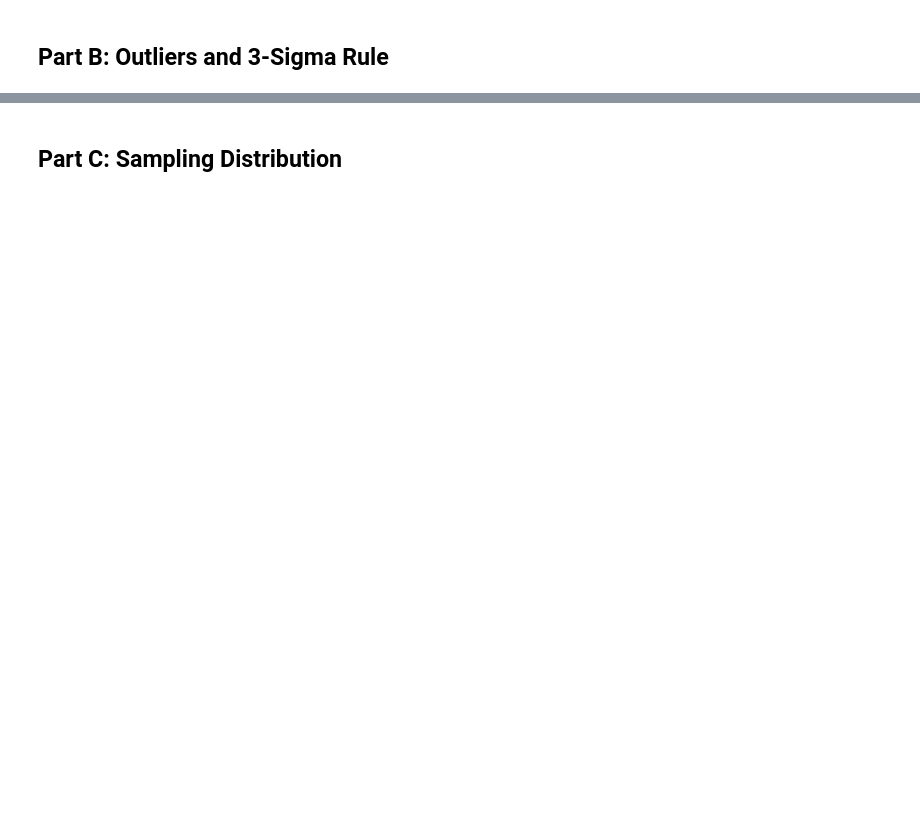
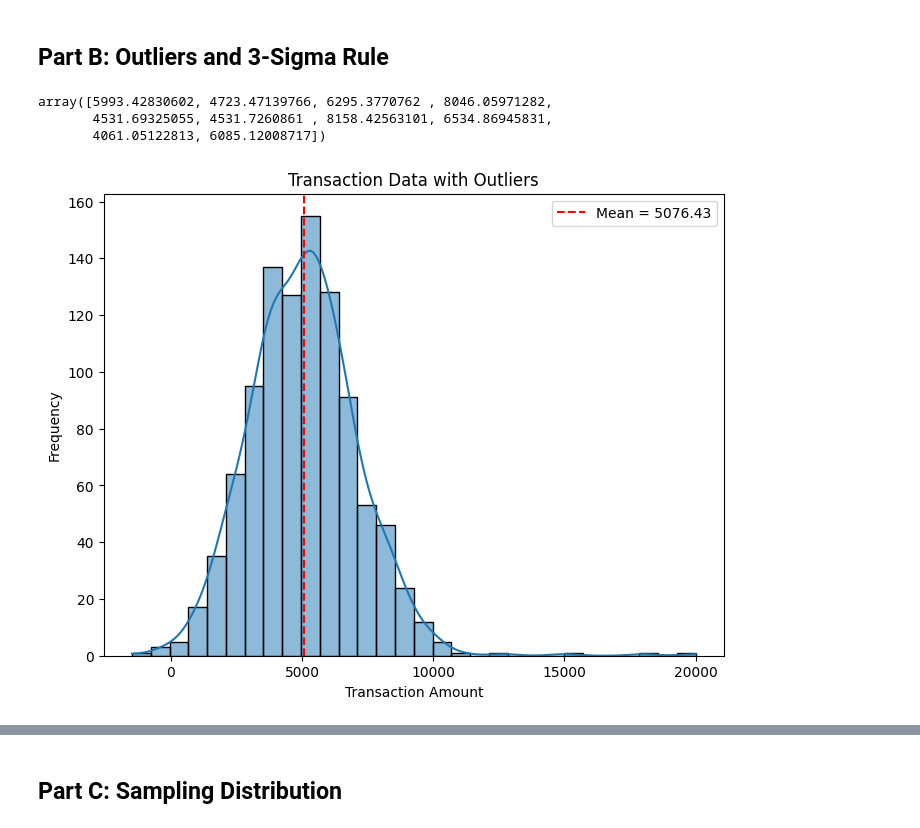
Before and after one commit to harika0345/harika_ai, a Jupyter notebook: math/assignments/stats_assignment.ipynb, the cells around one changed output, grey strips where cells are left out. Saved outputs shown, nothing was run; the diff lists cells and outputs as text; code cells hidden in the pictures; blank space fills up the shorter version.

```diff
--- a/math/assignments/stats_assignment.ipynb
+++ b/math/assignments/stats_assignment.ipynb
@@ -18,3 +80,35 @@ import scipy.stats as stats
 # 4) Create transaction data with a normal distribution (mean=5000, std=2000, size=1000).
 # 5) Add at least 3 extreme outliers, then plot the histogram with a vertical mean line.
 # 6) Identify outliers using the 3-sigma rule and print them.
+# %%
+# Generate transaction data
+np.random.seed(42)
+transactions = np.random.normal(loc=5000, scale=2000, size=1000)
+
+# Preview
+transactions[:10]
+# %% [output]
+array([5993.42830602, 4723.47139766, 6295.3770762 , 8046.05971282,
+       4531.69325055, 4531.7260861 , 8158.42563101, 6534.86945831,
+       4061.05122813, 6085.12008717])
+# %%
+# Add extreme outliers
+outliers = np.array([15000, 18000, 20000])
+transactions_with_outliers = np.concatenate([transactions, outliers])
+
+# Compute mean
+mean_tx = np.mean(transactions_with_outliers)
+
+# Plot histogram with mean line
+plt.figure(figsize=(8, 6))
+sns.histplot(transactions_with_outliers, bins=30, kde=True)
+
+plt.axvline(mean_tx, color="red", linestyle="--", label=f"Mean = {mean_tx:.2f}")
+
+plt.xlabel("Transaction Amount")
+plt.ylabel("Frequency")
+plt.title("Transaction Data with Outliers")
+plt.legend()
+plt.show()
+# %% [output]
+[figure, added]
```
Also changed, not shown: parts of 17 cells of this notebook.
